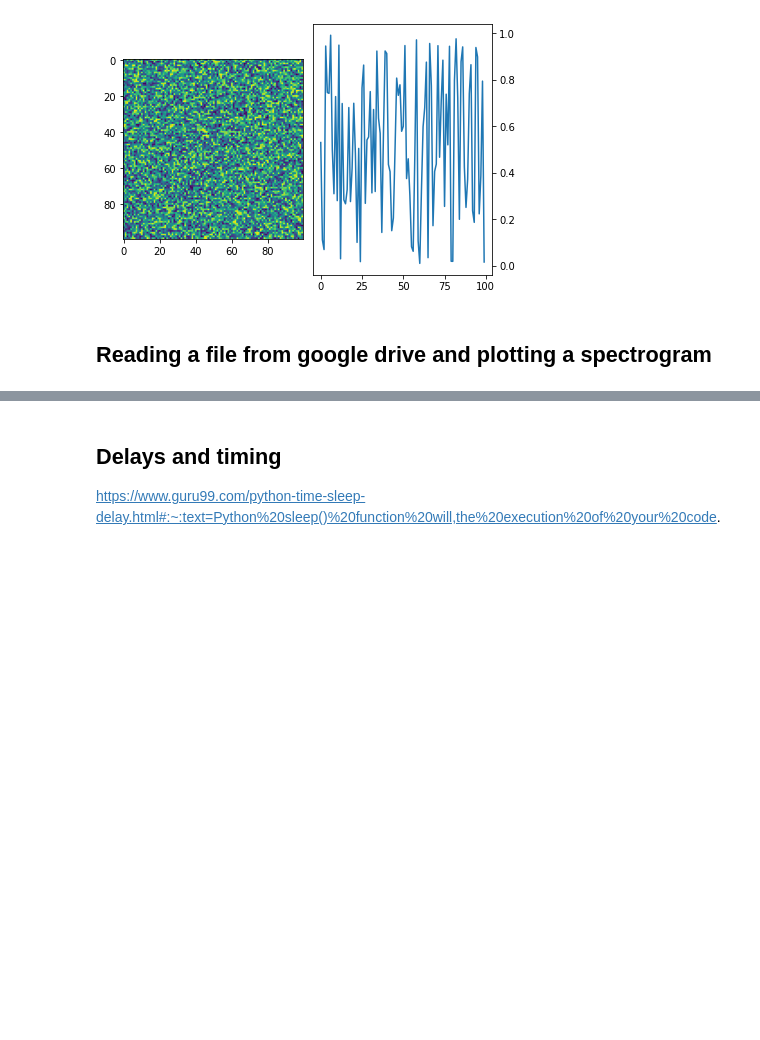
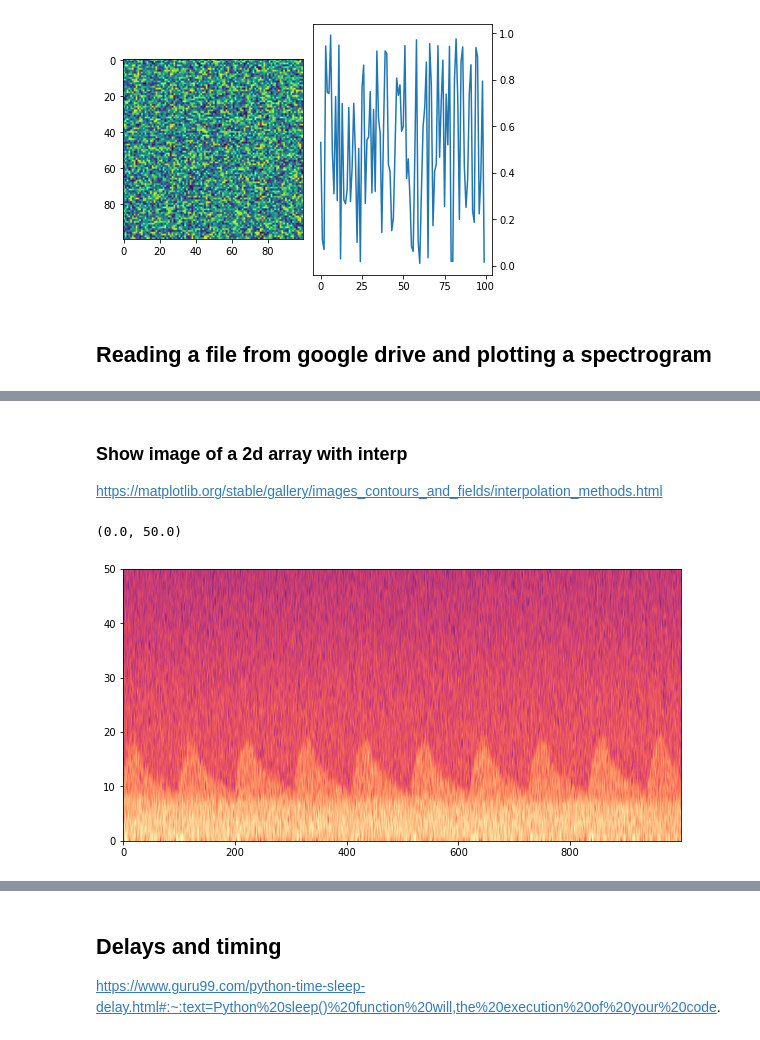
Before and after one commit to CBhikha/hello-world, a Jupyter notebook: Learning_python.ipynb, the cells around one changed output, grey strips where cells are left out. Drawn from its saved outputs; the diff is of its cells as text; code cells hidden in the pictures; blank space fills up the shorter version.

```diff
--- a/Learning_python.ipynb
+++ b/Learning_python.ipynb
@@ -189,0 +191,11 @@ plot.show()
+# %% [markdown]
+### Show image of a 2d array with interp
+
+https://matplotlib.org/stable/gallery/images_contours_and_fields/interpolation_methods.html
+# %%
+import numpy
+plot.imshow(numpy.log(ss),origin='lower',interpolation='sinc', aspect='auto',cmap='magma')
+plot.ylim(0,50)
+# %% [output]
+(0.0, 50.0)
+[figure, added]
```
Also changed, not shown: parts of 11 cells of this notebook.
